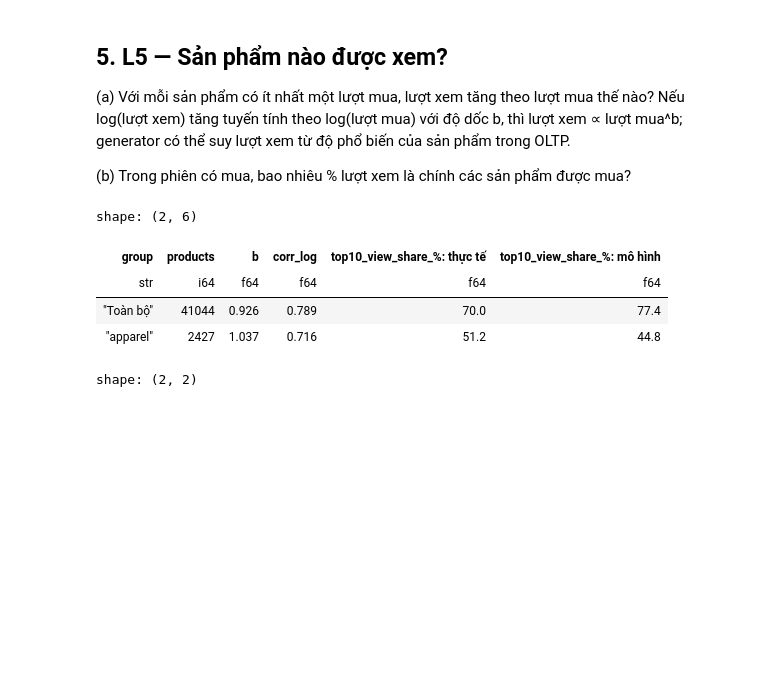
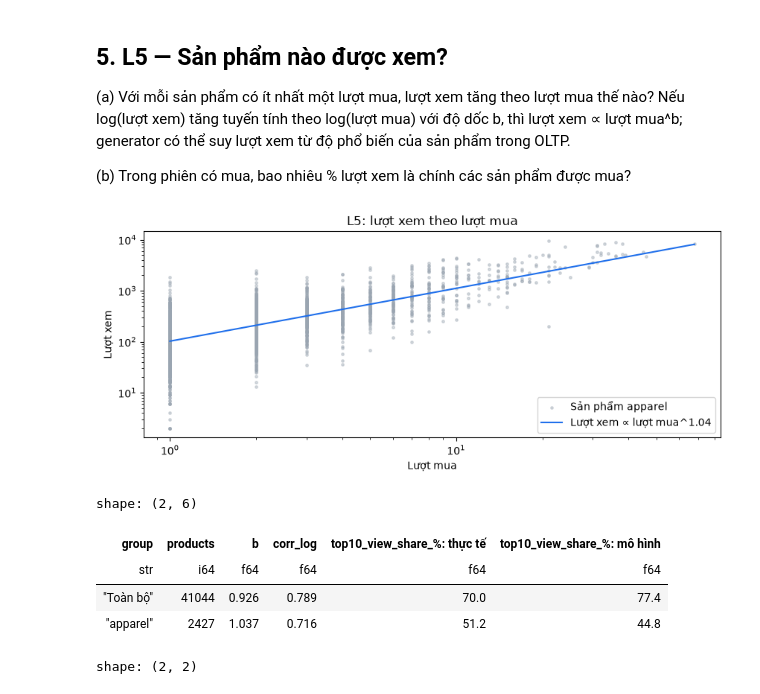
Before and after one commit to DanhTrannn/dk-ecommerce-data-platform, a Jupyter notebook: generator/notebooks/browsing_behavior_eda.ipynb, the cells around one changed output. Cells and saved outputs as stored; diff of their text form; code cells hidden in the pictures; blank space fills up the shorter version.

```diff
--- a/generator/notebooks/browsing_behavior_eda.ipynb
+++ b/generator/notebooks/browsing_behavior_eda.ipynb
@@ -428,30 +537,41 @@ shape: (4, 6)
 # %%
 product_counts = (
     events.group_by("product_id")
     .agg(views=(pl.col("event_type") == "view").sum(), purchases=(pl.col("event_type") == "purchase").sum(),
          apparel=pl.col("is_apparel").any())
     .filter((pl.col("purchases") > 0) & (pl.col("views") > 0))
 )
 
 
 def top_share(values, fraction=0.1):
     ordered = np.sort(values)[::-1]
     return ordered[: max(1, int(len(ordered) * fraction))].sum() / ordered.sum()
 
 
 rows, exponents = [], {}
 for group, frame in (("Toàn bộ", product_counts), ("apparel", product_counts.filter(pl.col("apparel")))):
     views, purchases = frame["views"].to_numpy().astype(float), frame["purchases"].to_numpy().astype(float)
     slope, intercept = np.polyfit(np.log(purchases), np.log(views), 1)
     exponents[group] = float(slope)
     rows.append({"group": group, "products": frame.height, "b": round(slope, 3),
                  "corr_log": round(float(np.corrcoef(np.log(purchases), np.log(views))[0, 1]), 3),
                  "top10_view_share_%: thực tế": percent(top_share(views)),
                  "top10_view_share_%: mô hình": percent(top_share(purchases**slope))})
 views_exponent = round(exponents["apparel"], 4)
 l5a_check = pl.DataFrame(rows)
+apparel_products = product_counts.filter(pl.col("apparel"))
+log_purchases, log_views = np.log(apparel_products["purchases"].to_numpy()), np.log(apparel_products["views"].to_numpy())
+intercept = log_views.mean() - exponents["apparel"] * log_purchases.mean()
+grid = np.logspace(0, log_purchases.max() / np.log(10), 50)
+fig, ax = plt.subplots()
+ax.scatter(apparel_products["purchases"], apparel_products["views"], s=6, alpha=0.4, color="#9aa5b1", label="Sản phẩm apparel")
+ax.plot(grid, np.exp(intercept) * grid ** exponents["apparel"], color="#1f6feb", label=f"Lượt xem ∝ lượt mua^{views_exponent:.2f}")
+ax.set(xscale="log", yscale="log", xlabel="Lượt mua", ylabel="Lượt xem", title="L5: lượt xem theo lượt mua")
+ax.legend()
+plt.show()
 l5a_check
 # %% [output]
+[figure, added]
 shape: (2, 6)
 | group | products | b | corr_log | top10_view_share_%: thực tế | top10_view_share_%: mô hình |
 | str | i64 | f64 | f64 | f64 | f64 |
```
Also changed, not shown: parts of 14 cells of this notebook, 1 other file.
